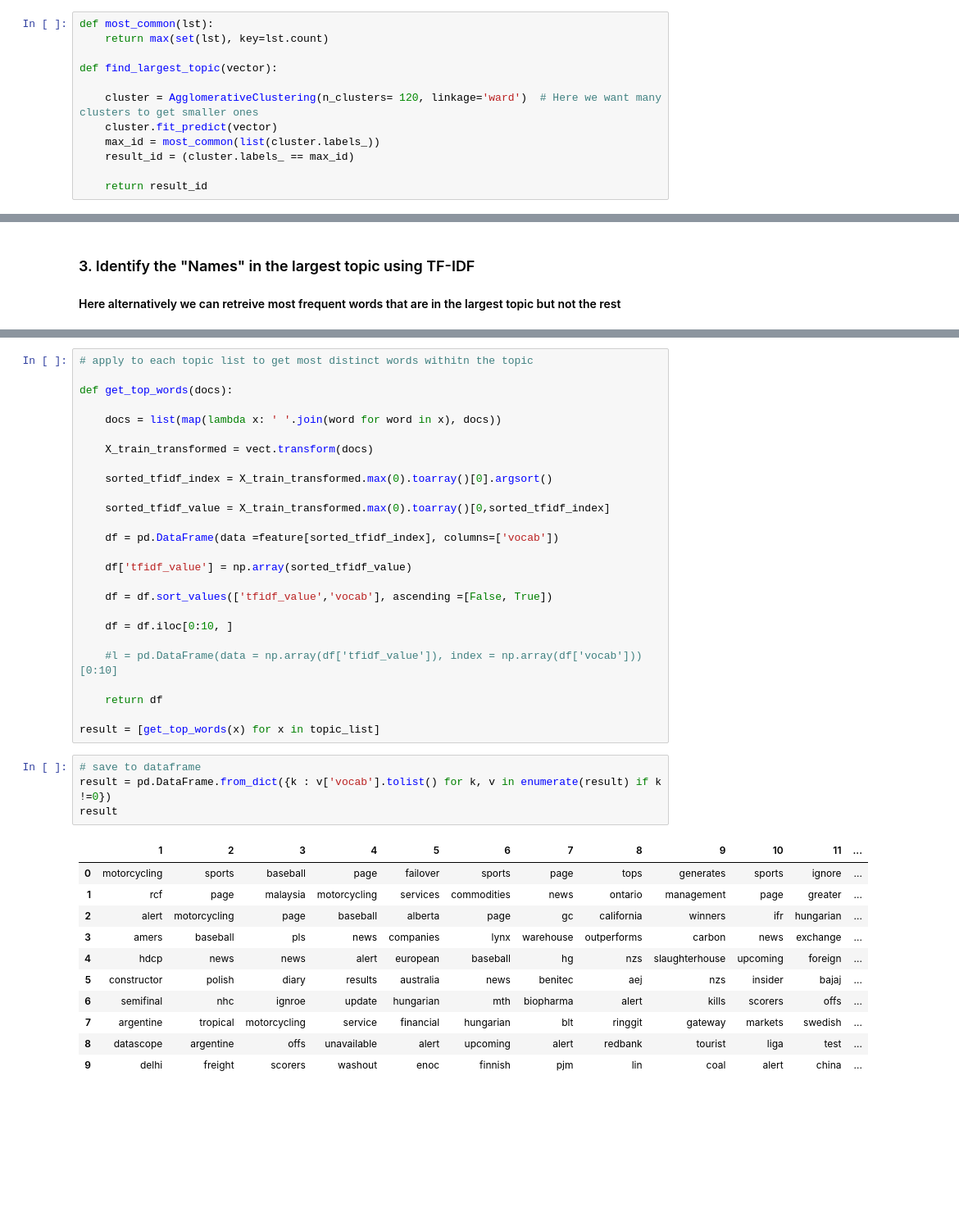
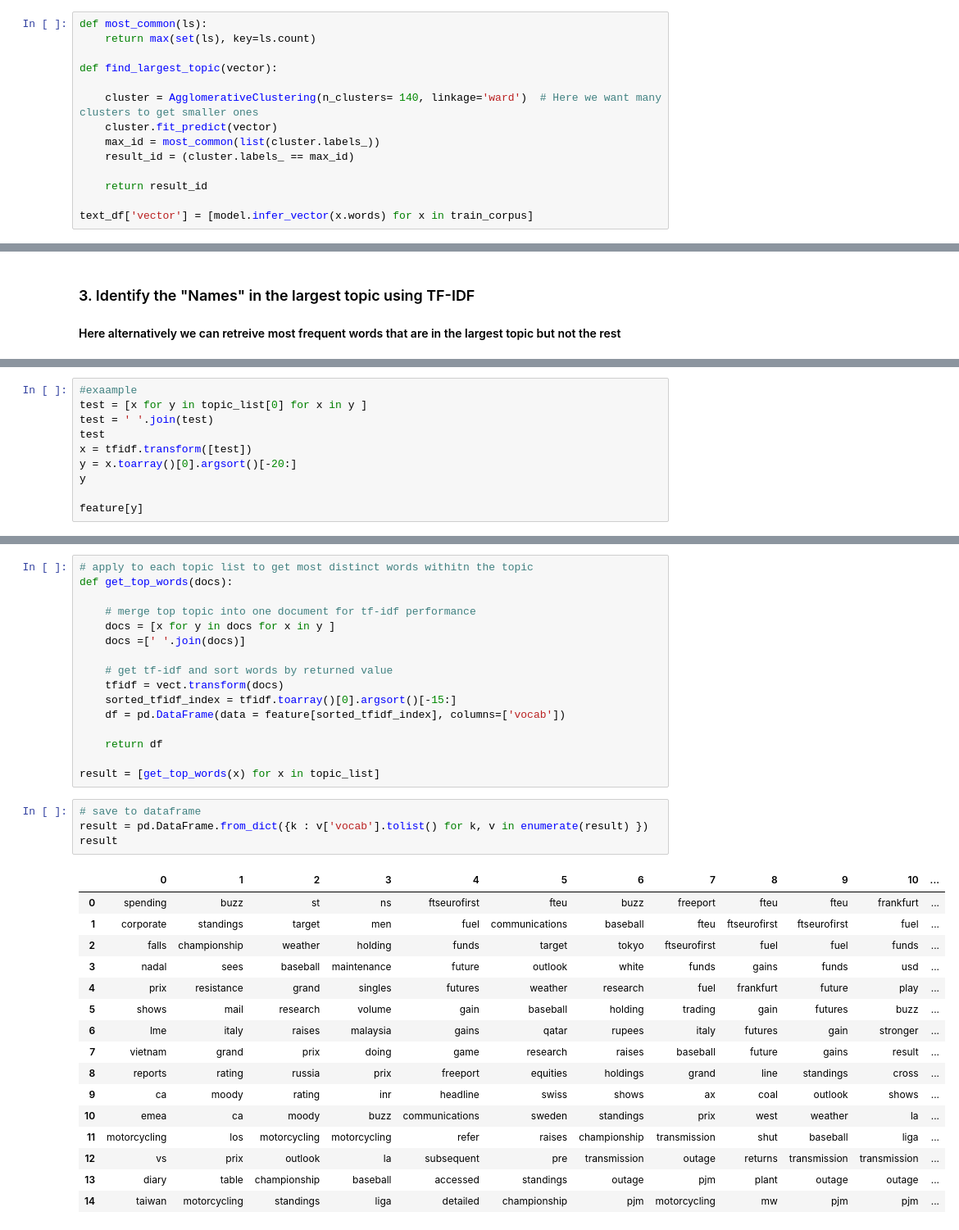
Before and after one commit to deeplaunch/Text_Mining, a Jupyter notebook: Trending Word/trending topic.ipynb, the cells around one changed output, grey strips where cells are left out. Shown at 82% size. Drawn from its saved outputs; the diff is of its cells as text; blank space fills up the shorter version.

Commit message:
improve tfidf

```diff
--- a/Trending Word/trending topic.ipynb
+++ b/Trending Word/trending topic.ipynb
@@ -121,14 +121,16 @@ Similar Document (133, 0.7650014758110046): «table breakdown of china may offic
 ### 2. Cluster documents for topic identification using Hierachical Agglomerative Clustering
 #### Here clustering is executed in each time window (4 hours as I choose). We are able to identify the top topic in each time window (my defiintion of "trending"). Such "onlineness" is a key feature of this approach.
 # %%
-def most_common(lst):
-    return max(set(lst), key=lst.count)
+def most_common(ls):
+    return max(set(ls), key=ls.count)
 
 def find_largest_topic(vector):
 
-    cluster = AgglomerativeClustering(n_clusters= 120, linkage='ward')  # Here we want many clusters to get smaller ones
+    cluster = AgglomerativeClustering(n_clusters= 140, linkage='ward')  # Here we want many clusters to get smaller ones
     cluster.fit_predict(vector)
     max_id = most_common(list(cluster.labels_))
     result_id = (cluster.labels_ == max_id)
 
     return result_id
+
+text_df['vector'] = [model.infer_vector(x.words) for x in train_corpus]
@@ -186,0 +206,10 @@ feature = np.array(vect.get_feature_names())
+# %%
+#exaample
+test = [x for y in topic_list[0] for x in y ]
+test = ' '.join(test)
+test
+x = tfidf.transform([test])
+y = x.toarray()[0].argsort()[-20:]
+y
+
+feature[y]
@@ -187,42 +221,37 @@ feature = np.array(vect.get_feature_names())
 # %%
 # apply to each topic list to get most distinct words withitn the topic
-
 def get_top_words(docs):
 
-    docs = list(map(lambda x: ' '.join(word for word in x), docs))
+    # merge top topic into one document for tf-idf performance
+    docs = [x for y in docs for x in y ]
+    docs =[' '.join(docs)]
 
-    X_train_transformed = vect.transform(docs)
-
-    sorted_tfidf_index = X_train_transformed.max(0).toarray()[0].argsort()
-
-    sorted_tfidf_value = X_train_transformed.max(0).toarray()[0,sorted_tfidf_index]
-
-    df = pd.DataFrame(data =feature[sorted_tfidf_index], columns=['vocab'])
-
-    df['tfidf_value'] = np.array(sorted_tfidf_value)
-
-    df = df.sort_values(['tfidf_value','vocab'], ascending =[False, True])
-
-    df = df.iloc[0:10, ]
-
-    #l = pd.DataFrame(data = np.array(df['tfidf_value']), index = np.array(df['vocab']))[0:10]
+    # get tf-idf and sort words by returned value
+    tfidf = vect.transform(docs)
+    sorted_tfidf_index = tfidf.toarray()[0].argsort()[-15:]
+    df = pd.DataFrame(data = feature[sorted_tfidf_index], columns=['vocab'])
 
     return df
 
 result = [get_top_words(x) for x in topic_list]
 # %%
 # save to dataframe
-result = pd.DataFrame.from_dict({k : v['vocab'].tolist() for k, v in enumerate(result) if k !=0})
+result = pd.DataFrame.from_dict({k : v['vocab'].tolist() for k, v in enumerate(result) })
 result
 # %% [output]
-|  | 1 | 2 | 3 | 4 | 5 | 6 | 7 | 8 | 9 | 10 | 11 | ... |
-| 0 | motorcycling | sports | baseball | page | failover | sports | page | tops | generates | sports | ignore | ... |
-| 1 | rcf | page | malaysia | motorcycling | services | commodities | news | ontario | management | page | greater | ... |
-| 2 | alert | motorcycling | page | baseball | alberta | page | gc | california | winners | ifr | hungarian | ... |
-| 3 | amers | baseball | pls | news | companies | lynx | warehouse | outperforms | carbon | news | exchange | ... |
-| 4 | hdcp | news | news | alert | european | baseball | hg | nzs | slaughterhouse | upcoming | foreign | ... |
-| 5 | constructor | polish | diary | results | australia | news | benitec | aej | nzs | insider | bajaj | ... |
-| 6 | semifinal | nhc | ignroe | update | hungarian | mth | biopharma | alert | kills | scorers | offs | ... |
-| 7 | argentine | tropical | motorcycling | service | financial | hungarian | blt | ringgit | gateway | markets | swedish | ... |
-| 8 | datascope | argentine | offs | unavailable | alert | upcoming | alert | redbank | tourist | liga | test | ... |
-| 9 | delhi | freight | scorers | washout | enoc | finnish | pjm | lin | coal | alert | china | ... |
+|  | 0 | 1 | 2 | 3 | 4 | 5 | 6 | 7 | 8 | 9 | 10 | ... |
+| 0 | spending | buzz | st | ns | ftseurofirst | fteu | buzz | freeport | fteu | fteu | frankfurt | ... |
+| 1 | corporate | standings | target | men | fuel | communications | baseball | fteu | ftseurofirst | ftseurofirst | fuel | ... |
+| 2 | falls | championship | weather | holding | funds | target | tokyo | ftseurofirst | fuel | fuel | funds | ... |
+| 3 | nadal | sees | baseball | maintenance | future | outlook | white | funds | gains | funds | usd | ... |
+| 4 | prix | resistance | grand | singles | futures | weather | research | fuel | frankfurt | future | play | ... |
+| 5 | shows | mail | research | volume | gain | baseball | holding | trading | gain | futures | buzz | ... |
+| 6 | lme | italy | raises | malaysia | gains | qatar | rupees | italy | futures | gain | stronger | ... |
+| 7 | vietnam | grand | prix | doing | game | research | raises | baseball | future | gains | result | ... |
+| 8 | reports | rating | russia | prix | freeport | equities | holdings | grand | line | standings | cross | ... |
+| 9 | ca | moody | rating | inr | headline | swiss | shows | ax | coal | outlook | shows | ... |
+| 10 | emea | ca | moody | buzz | communications | sweden | standings | prix | west | weather | la | ... |
+| 11 | motorcycling | los | motorcycling | motorcycling | refer | raises | championship | transmission | shut | baseball | liga | ... |
+| 12 | vs | prix | outlook | la | subsequent | pre | transmission | outage | returns | transmission | transmission | ... |
+| 13 | diary | table | championship | baseball | accessed | standings | outage | pjm | plant | outage | outage | ... |
+| 14 | taiwan | motorcycling | standings | liga | detailed | championship | pjm | motorcycling | mw | pjm | pjm | ... |
```
Also changed, not shown: parts of 6 cells of this notebook.
